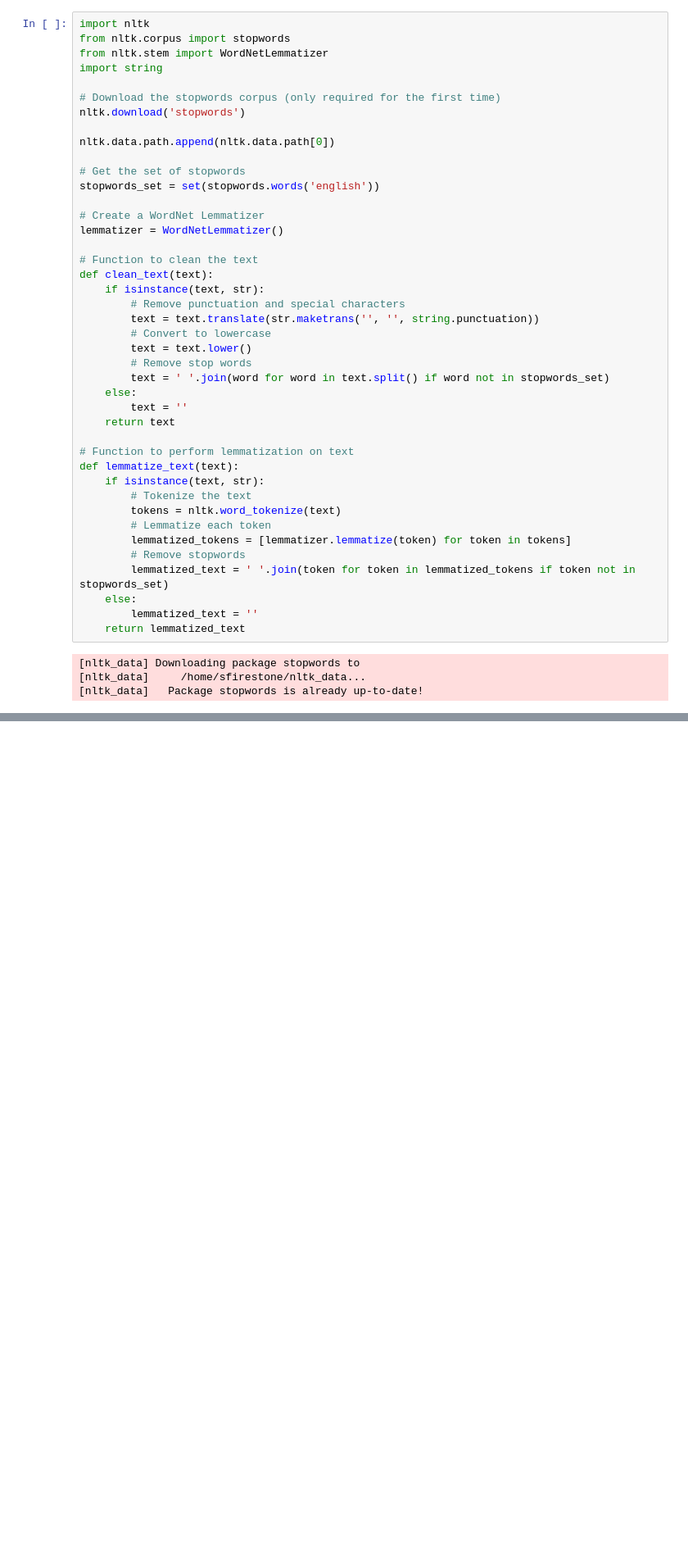
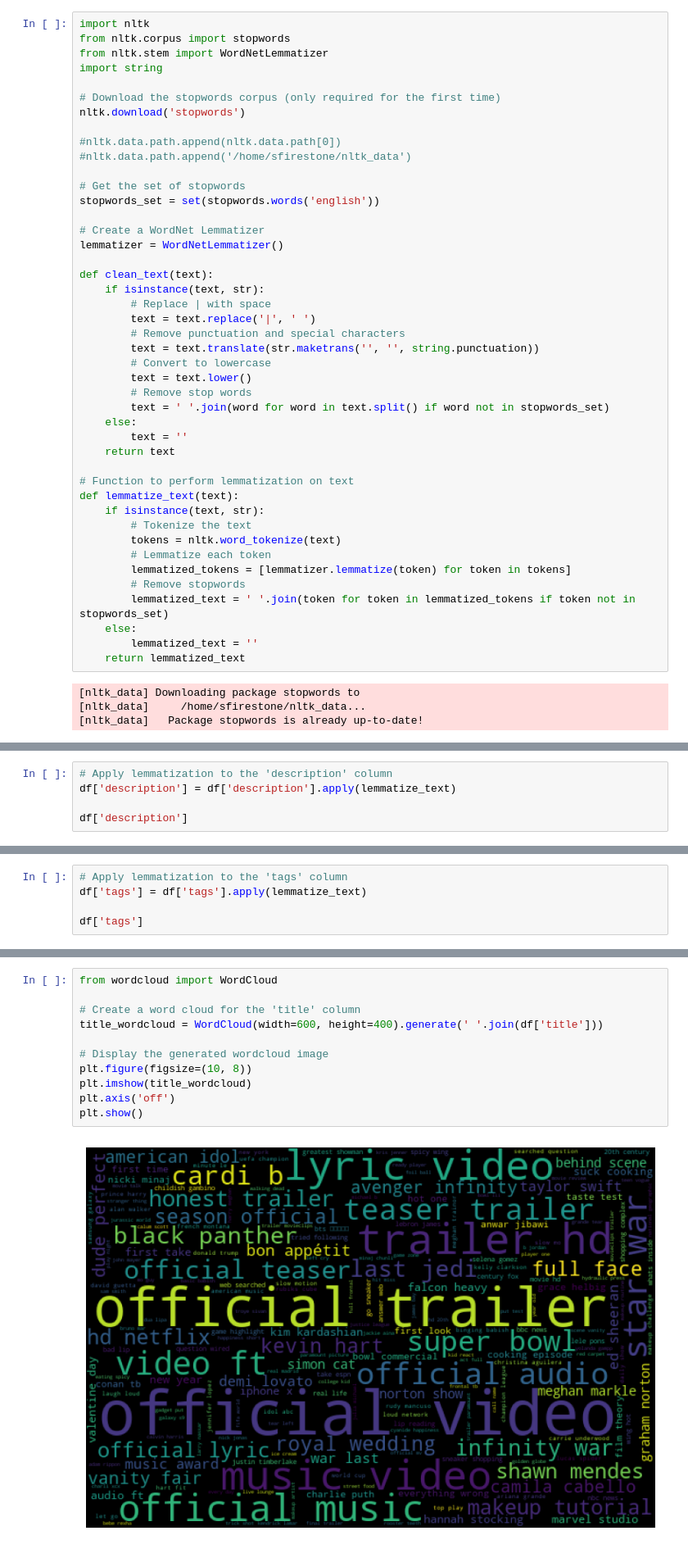
Before and after one commit to sjmfirestone/comp-4448-final-project, a Jupyter notebook: video-popularity.ipynb, the cells around one changed output, grey strips where cells are left out. Shown at 82% size. Drawn from its saved outputs; the diff is of its cells as text; blank space fills up the shorter version.

Commit message:
more eda, more feature engineering, struggling with text cols but sample model

```diff
--- a/video-popularity.ipynb
+++ b/video-popularity.ipynb
@@ -285,7 +323,8 @@ import string
 # Download the stopwords corpus (only required for the first time)
 nltk.download('stopwords')
 
-nltk.data.path.append(nltk.data.path[0])
+#nltk.data.path.append(nltk.data.path[0])
+#nltk.data.path.append('/home/sfirestone/nltk_data')
 
 # Get the set of stopwords
 stopwords_set = set(stopwords.words('english'))
@@ -293,9 +332,10 @@ stopwords_set = set(stopwords.words('english'))
 # Create a WordNet Lemmatizer
 lemmatizer = WordNetLemmatizer()
 
-# Function to clean the text
 def clean_text(text):
     if isinstance(text, str):
+        # Replace | with space
+        text = text.replace('|', ' ')
         # Remove punctuation and special characters
         text = text.translate(str.maketrans('', '', string.punctuation))
         # Convert to lowercase
@@ -371,0 +437,5 @@ LookupError:
+# %%
+# Apply lemmatization to the 'description' column
+df['description'] = df['description'].apply(lemmatize_text)
+
+df['description']
@@ -371,0 +455,5 @@ LookupError:
+# %%
+# Apply lemmatization to the 'tags' column
+df['tags'] = df['tags'].apply(lemmatize_text)
+
+df['tags']
@@ -371,0 +473,13 @@ LookupError:
+# %%
+from wordcloud import WordCloud
+
+# Create a word cloud for the 'title' column
+title_wordcloud = WordCloud(width=600, height=400).generate(' '.join(df['title']))
+
+# Display the generated wordcloud image
+plt.figure(figsize=(10, 8))
+plt.imshow(title_wordcloud)
+plt.axis('off')
+plt.show()
+# %% [output]
+[figure, added]
```
Also changed, not shown: parts of 37 cells of this notebook.
